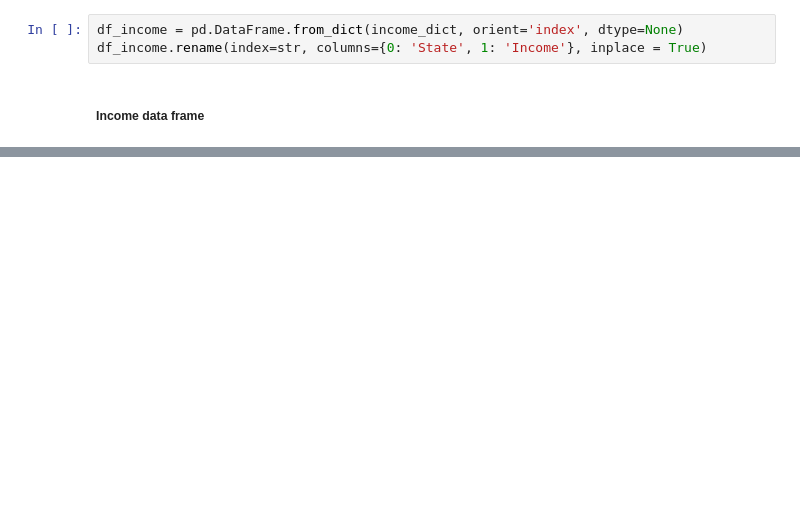
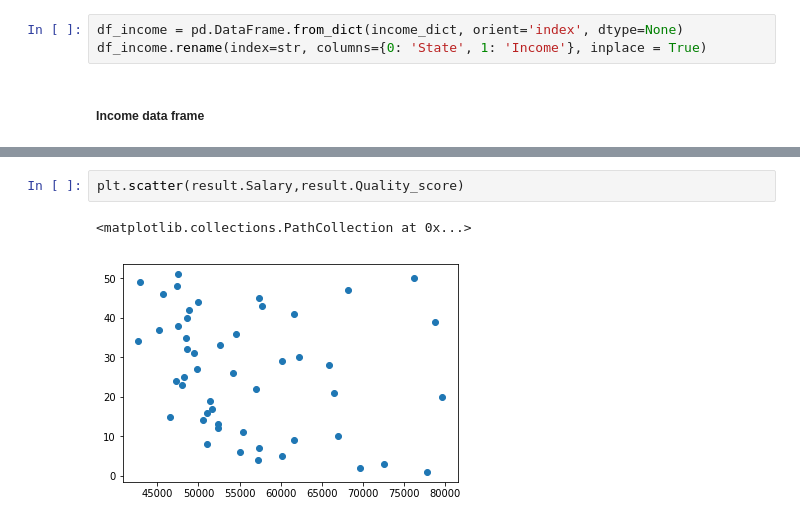
Before and after one commit to amycurneen/Metis-Curneen, a Jupyter notebook: Project 2/Project 2 Web Scraping.ipynb, the cells around one changed output, grey strips where cells are left out. Drawn from its saved outputs; the diff is of its cells as text; blank space fills up the shorter version.

```diff
--- a/Project 2/Project 2 Web Scraping.ipynb
+++ b/Project 2/Project 2 Web Scraping.ipynb
@@ -175,0 +876,5 @@ df_income.head()
+# %%
+plt.scatter(result.Salary,result.Quality_score)
+# %% [output]
+<matplotlib.collections.PathCollection at 0x...>
+[figure, added]
```
Also changed, not shown: parts of 44 cells of this notebook, 1 other file.
